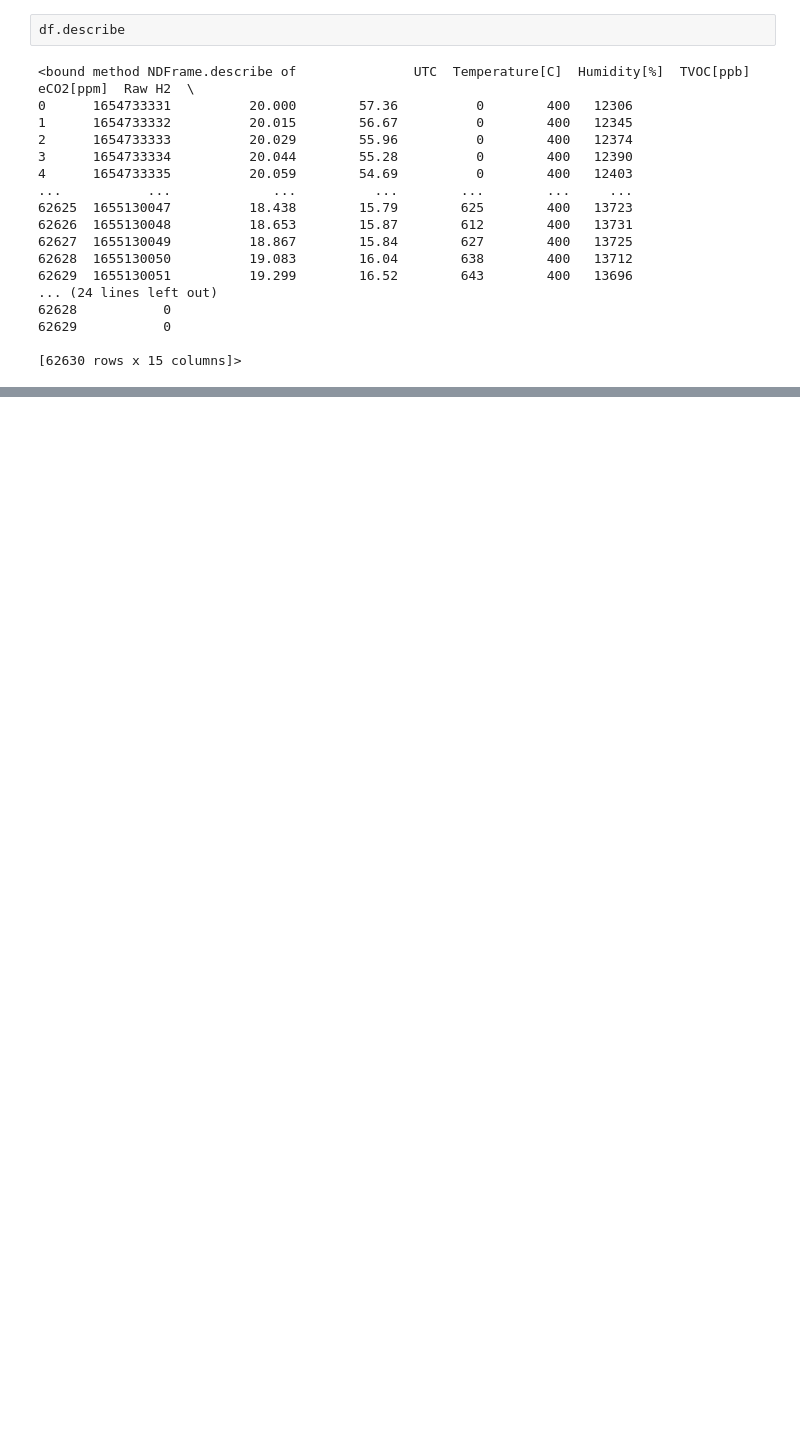
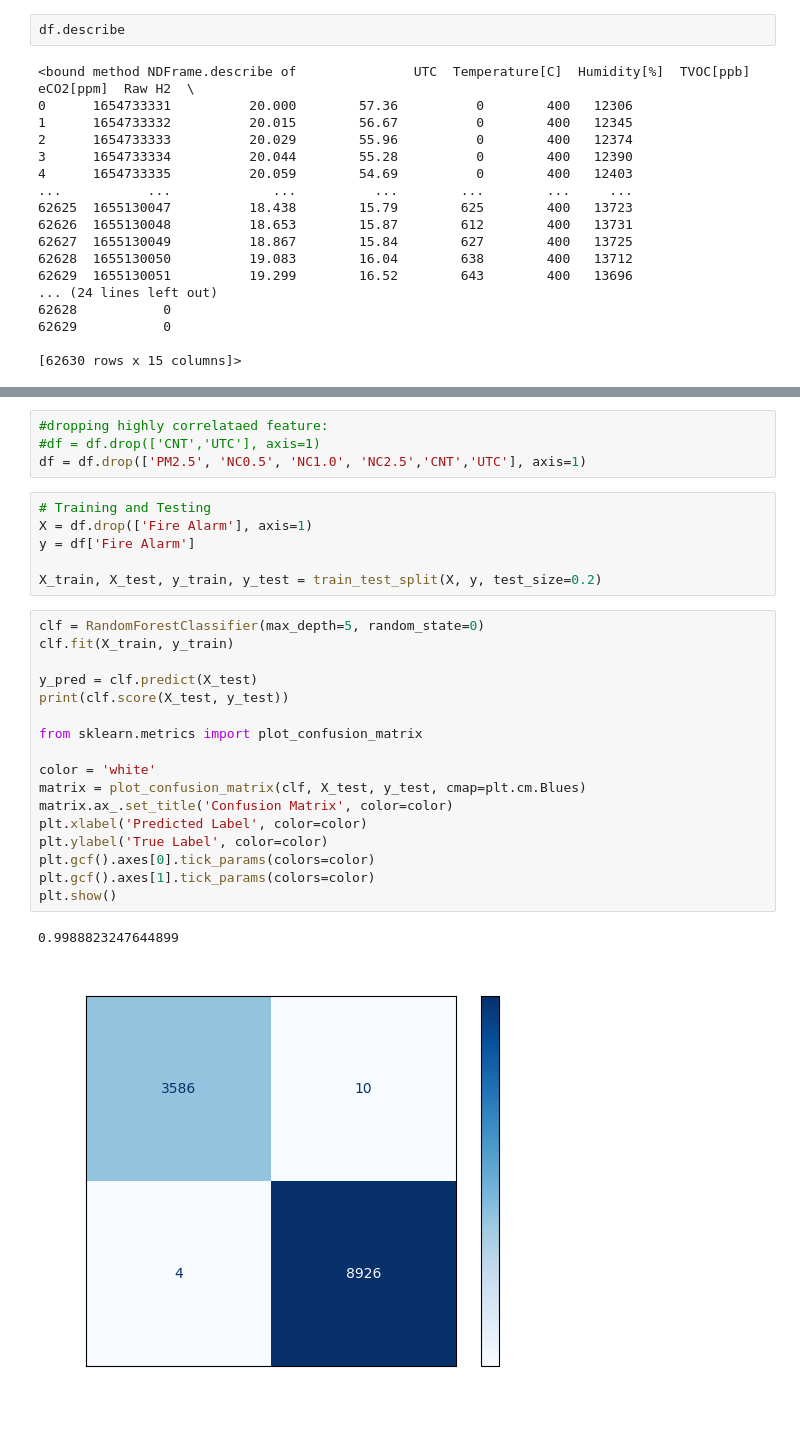
Before and after one commit to AntonisCSt/MLops_aws_Cat_dog, a Jupyter notebook: initial_notebook.ipynb, the cells around one changed output, grey strips where cells are left out. Saved outputs shown, nothing was run; the diff lists cells and outputs as text; blank space fills up the shorter version.

```diff
--- a/initial_notebook.ipynb
+++ b/initial_notebook.ipynb
@@ -61,0 +192,30 @@ df.describe
+# %%
+#dropping highly correlataed feature:
+#df = df.drop(['CNT','UTC'], axis=1)
+df = df.drop(['PM2.5', 'NC0.5', 'NC1.0', 'NC2.5','CNT','UTC'], axis=1)
+# %%
+# Training and Testing
+X = df.drop(['Fire Alarm'], axis=1)
+y = df['Fire Alarm']
+
+X_train, X_test, y_train, y_test = train_test_split(X, y, test_size=0.2)
+# %%
+clf = RandomForestClassifier(max_depth=5, random_state=0)
+clf.fit(X_train, y_train)
+
+y_pred = clf.predict(X_test)
+print(clf.score(X_test, y_test))
+
+from sklearn.metrics import plot_confusion_matrix
+
+color = 'white'
+matrix = plot_confusion_matrix(clf, X_test, y_test, cmap=plt.cm.Blues)
+matrix.ax_.set_title('Confusion Matrix', color=color)
+plt.xlabel('Predicted Label', color=color)
+plt.ylabel('True Label', color=color)
+plt.gcf().axes[0].tick_params(colors=color)
+plt.gcf().axes[1].tick_params(colors=color)
+plt.show()
+# %% [output]
+0.9988823247644899
+[figure, added]
```
Also changed, not shown: parts of 15 cells of this notebook, 2 other files.
